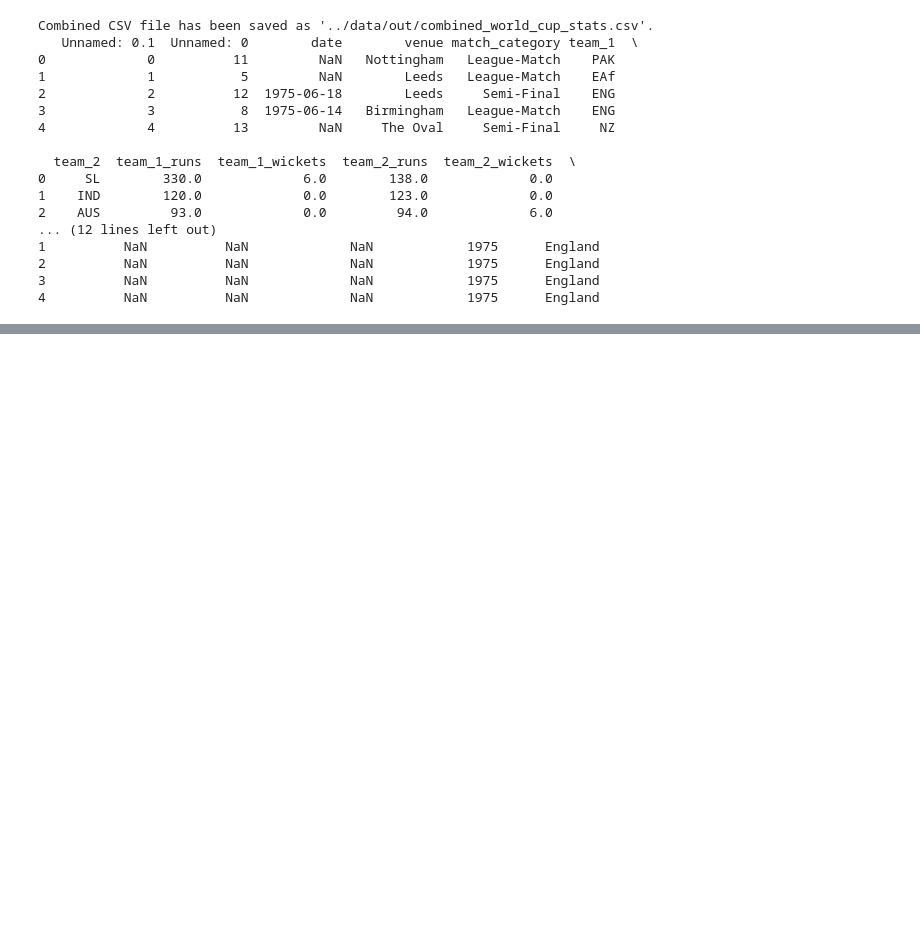
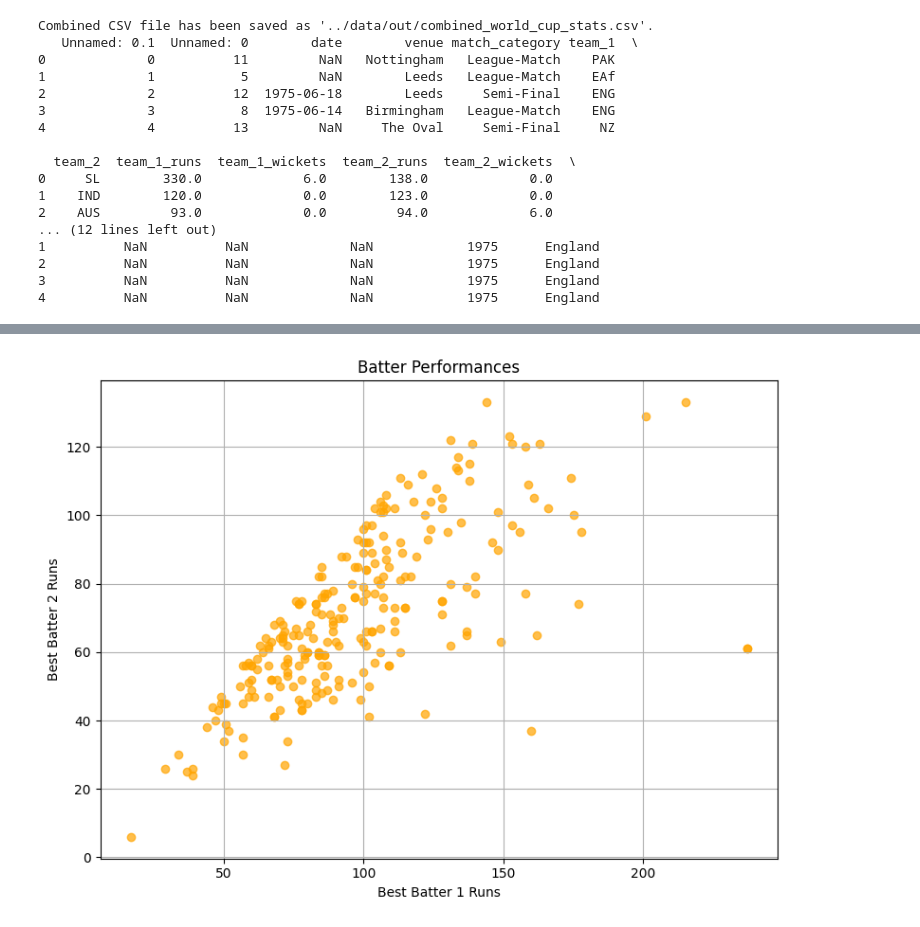
Before and after one commit to KavishkaVenuka/PyData_Assessment, a Jupyter notebook: notebooks/task_2_data_prep.ipynb, the cells around one changed output, grey strips where cells are left out. Drawn from its saved outputs; the diff is of its cells as text; code cells hidden in the pictures; blank space fills up the shorter version.

```diff
--- a/notebooks/task_2_data_prep.ipynb
+++ b/notebooks/task_2_data_prep.ipynb
@@ -126,0 +175,19 @@ dtype: int64
+# %%
+# Extract runs from 'best_batters' column
+cricket_df['best_batter_1_runs'] = cricket_df['best_batters'].str.extract(
+    r'(\d+)').astype(float)
+cricket_df['best_batter_2_runs'] = cricket_df['best_batters'].str.extract(
+    r',.*?(\d+)').astype(float)
+
+# Plot scatter plot
+plt.figure(figsize=(8, 6))
+plt.scatter(cricket_df['best_batter_1_runs'],
+            cricket_df['best_batter_2_runs'], color='orange', alpha=0.7)
+plt.title('Batter Performances')
+plt.xlabel('Best Batter 1 Runs')
+plt.ylabel('Best Batter 2 Runs')
+plt.grid(True)
+plt.tight_layout()
+plt.show()
+# %% [output]
+[figure, added]
```
Also changed, not shown: parts of 4 cells of this notebook.
